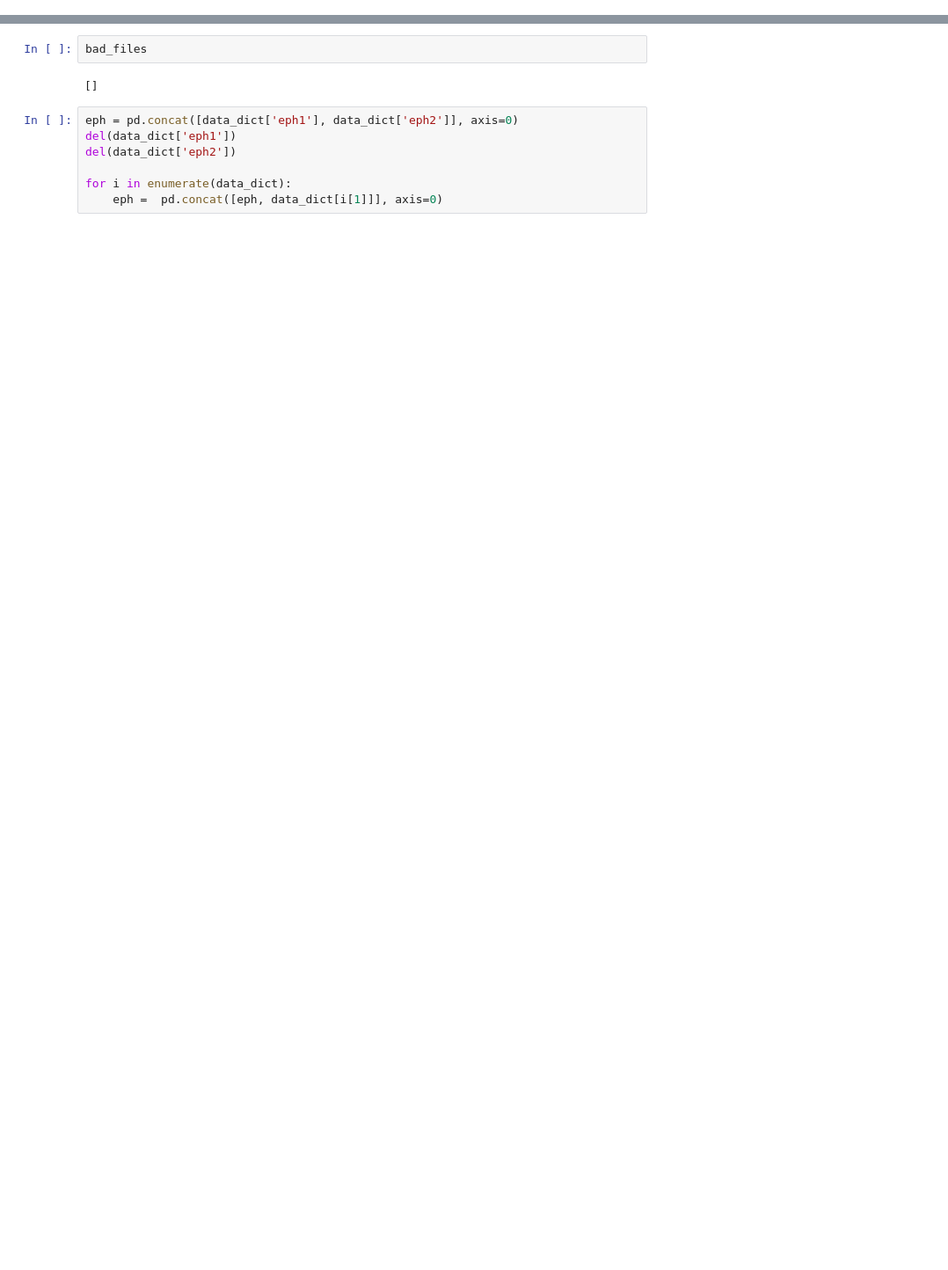
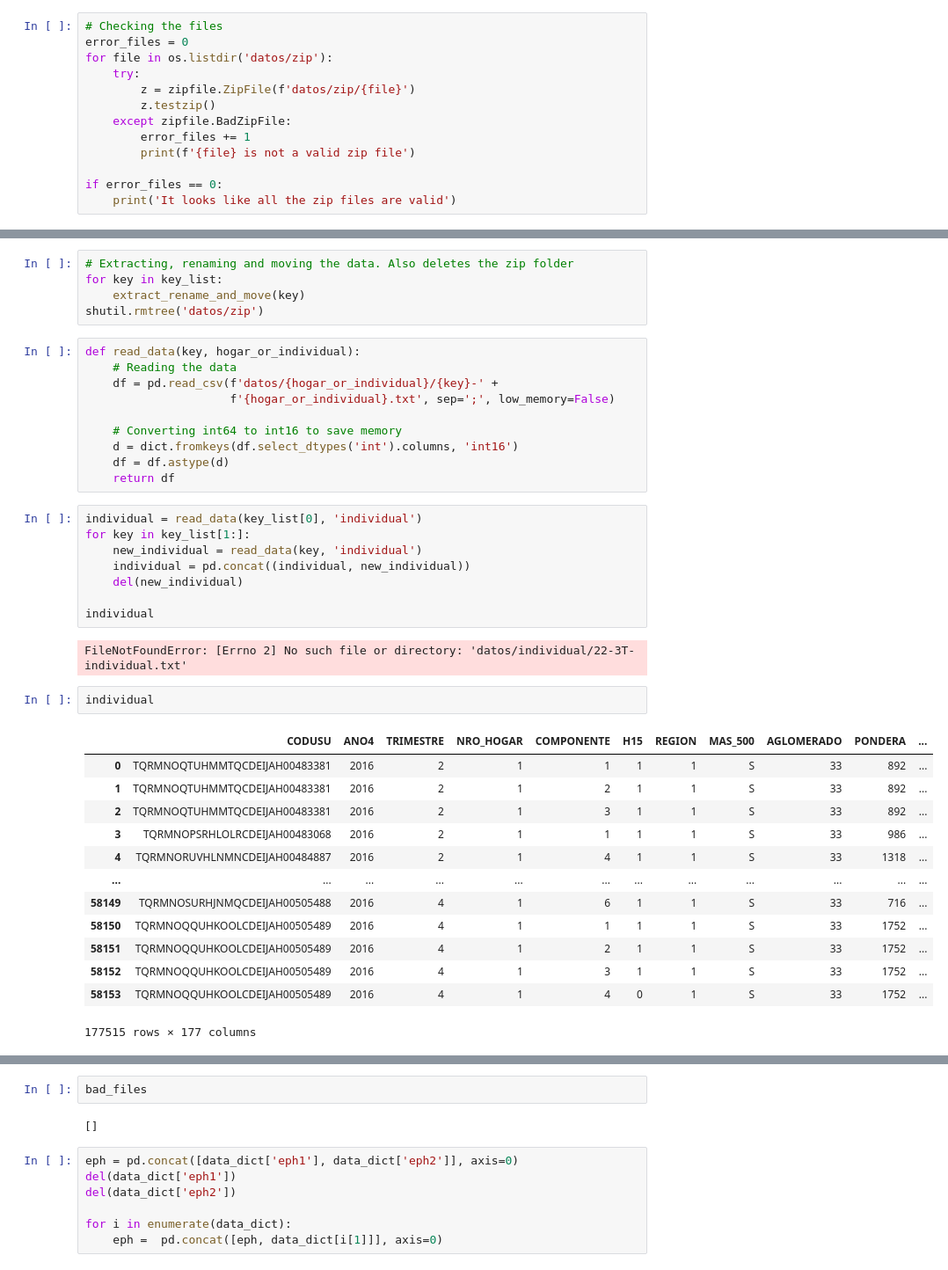
Before and after one commit to jpoletti/eph-database, a Jupyter notebook: bajar-microdatos.ipynb, the cells around one changed output, grey strips where cells are left out. Shown at 88% size. Saved outputs shown, nothing was run; the diff lists cells and outputs as text; blank space fills up the shorter version.

```diff
--- a/bajar-microdatos.ipynb
+++ b/bajar-microdatos.ipynb
@@ -129,0 +137,13 @@ datos/2T16.zip is not a valid zip file.
+# %%
+# Checking the files
+error_files = 0
+for file in os.listdir('datos/zip'):
+    try:
+        z = zipfile.ZipFile(f'datos/zip/{file}')
+        z.testzip()
+    except zipfile.BadZipFile:
+        error_files += 1
+        print(f'{file} is not a valid zip file')
+
+if error_files == 0:
+    print('It looks like all the zip files are valid')
@@ -129,0 +241,41 @@ datos/2T16.zip is not a valid zip file.
+# %%
+# Extracting, renaming and moving the data. Also deletes the zip folder
+for key in key_list:
+    extract_rename_and_move(key)
+shutil.rmtree('datos/zip')
+# %%
+def read_data(key, hogar_or_individual):
+    # Reading the data
+    df = pd.read_csv(f'datos/{hogar_or_individual}/{key}-' +
+                     f'{hogar_or_individual}.txt', sep=';', low_memory=False)
+
+    # Converting int64 to int16 to save memory
+    d = dict.fromkeys(df.select_dtypes('int').columns, 'int16')
+    df = df.astype(d)
+    return df
+# %%
+individual = read_data(key_list[0], 'individual')
+for key in key_list[1:]:
+    new_individual = read_data(key, 'individual')
+    individual = pd.concat((individual, new_individual))
+    del(new_individual)
+
+individual
+# %% [output]
+FileNotFoundError: [Errno 2] No such file or directory: 'datos/individual/22-3T-individual.txt'
+# %%
+individual
+# %% [output]
+|  | CODUSU | ANO4 | TRIMESTRE | NRO_HOGAR | COMPONENTE | H15 | REGION | MAS_500 | AGLOMERADO | PONDERA | ... |
+| 0 | TQRMNOQTUHMMTQCDEIJAH00483381 | 2016 | 2 | 1 | 1 | 1 | 1 | S | 33 | 892 | ... |
+| 1 | TQRMNOQTUHMMTQCDEIJAH00483381 | 2016 | 2 | 1 | 2 | 1 | 1 | S | 33 | 892 | ... |
+| 2 | TQRMNOQTUHMMTQCDEIJAH00483381 | 2016 | 2 | 1 | 3 | 1 | 1 | S | 33 | 892 | ... |
+| 3 | TQRMNOPSRHLOLRCDEIJAH00483068 | 2016 | 2 | 1 | 1 | 1 | 1 | S | 33 | 986 | ... |
+| 4 | TQRMNORUVHLNMNCDEIJAH00484887 | 2016 | 2 | 1 | 4 | 1 | 1 | S | 33 | 1318 | ... |
+| ... | ... | ... | ... | ... | ... | ... | ... | ... | ... | ... | ... |
+| 58149 | TQRMNOSURHJNMQCDEIJAH00505488 | 2016 | 4 | 1 | 6 | 1 | 1 | S | 33 | 716 | ... |
+| 58150 | TQRMNOQQUHKOOLCDEIJAH00505489 | 2016 | 4 | 1 | 1 | 1 | 1 | S | 33 | 1752 | ... |
+| 58151 | TQRMNOQQUHKOOLCDEIJAH00505489 | 2016 | 4 | 1 | 2 | 1 | 1 | S | 33 | 1752 | ... |
+| 58152 | TQRMNOQQUHKOOLCDEIJAH00505489 | 2016 | 4 | 1 | 3 | 1 | 1 | S | 33 | 1752 | ... |
+| 58153 | TQRMNOQQUHKOOLCDEIJAH00505489 | 2016 | 4 | 1 | 4 | 0 | 1 | S | 33 | 1752 | ... |
+177515 rows × 177 columns
```
Also changed, not shown: parts of 16 cells of this notebook, 1 other file.
